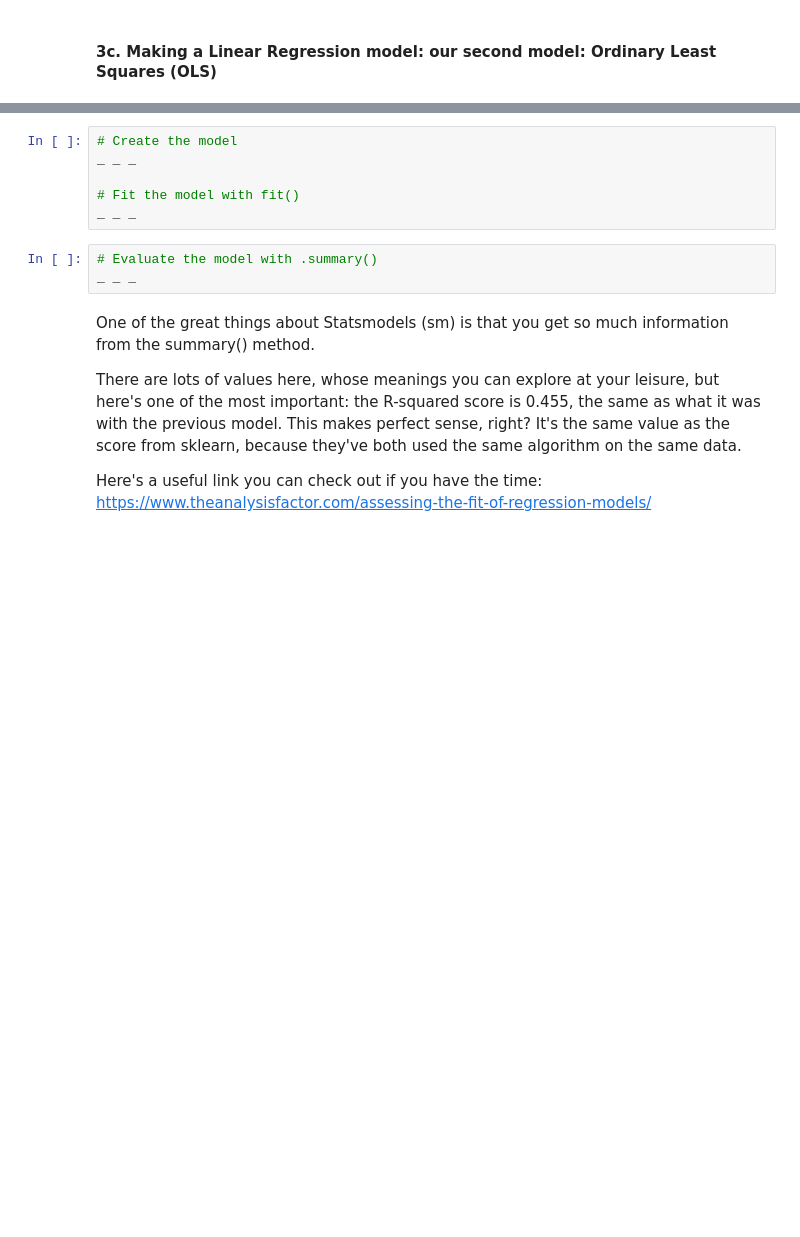
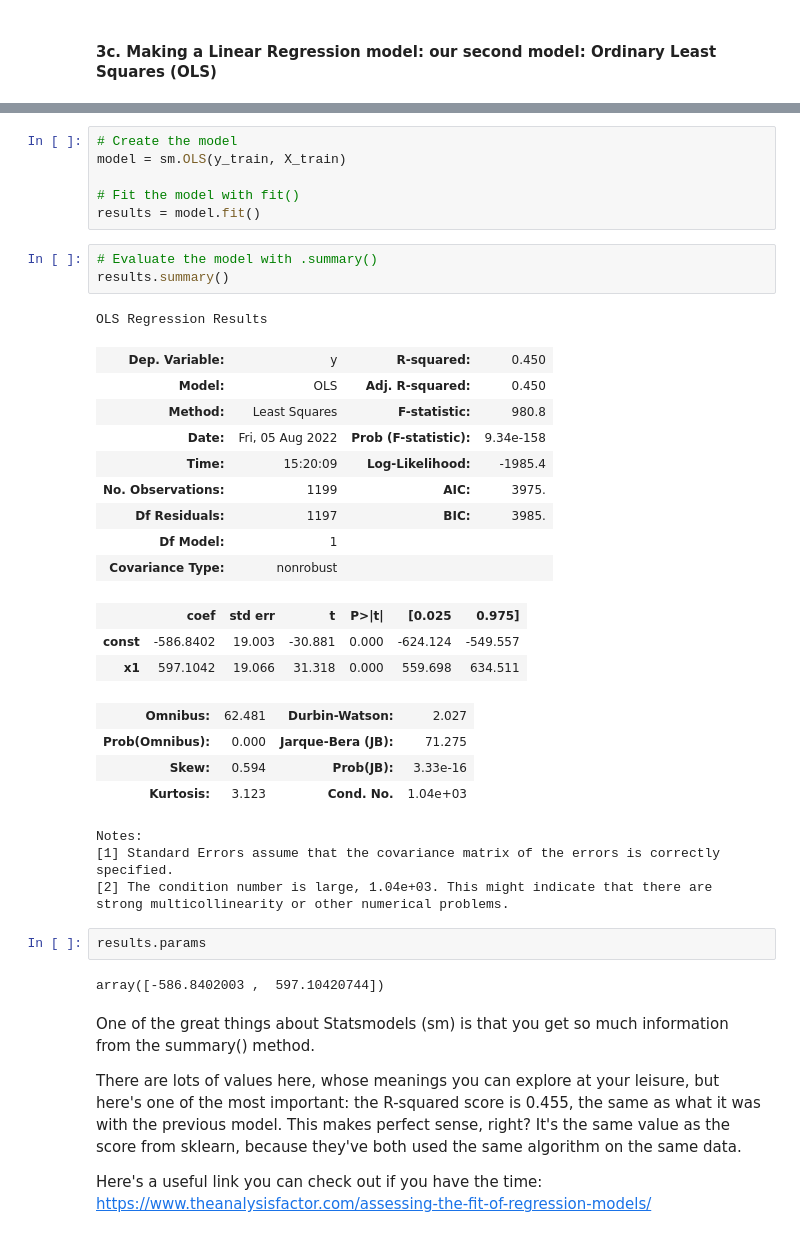
Before and after one commit to rcepedaraza/case-study-red-wines, a Jupyter notebook: notebooks/Regression Case Study - the Red Wine Dataset - Tier 3.ipynb, the cells around one changed output, grey strips where cells are left out. Drawn from its saved outputs; the diff is of its cells as text; blank space fills up the shorter version.

```diff
--- a/notebooks/Regression Case Study - the Red Wine Dataset - Tier 3.ipynb
+++ b/notebooks/Regression Case Study - the Red Wine Dataset - Tier 3.ipynb
@@ -363,12 +370,38 @@ _ _ _
 # %%
 # Create the model
-_ _ _
+model = sm.OLS(y_train, X_train)
 
 # Fit the model with fit()
-_ _ _
+results = model.fit()
 # %%
 # Evaluate the model with .summary()
-_ _ _
+results.summary()
+# %% [output]
+OLS Regression Results
+| Dep. Variable: | y | R-squared: | 0.450 |
+| Model: | OLS | Adj. R-squared: | 0.450 |
+| Method: | Least Squares | F-statistic: | 980.8 |
+| Date: | Fri, 05 Aug 2022 | Prob (F-statistic): | 9.34e-158 |
+| Time: | 15:20:09 | Log-Likelihood: | -1985.4 |
+| No. Observations: | 1199 | AIC: | 3975. |
+| Df Residuals: | 1197 | BIC: | 3985. |
+| Df Model: | 1 |  |  |
+| Covariance Type: | nonrobust |  |  |
+|  | coef | std err | t | P>|t| | [0.025 | 0.975] |
+| const | -586.8402 | 19.003 | -30.881 | 0.000 | -624.124 | -549.557 |
+| x1 | 597.1042 | 19.066 | 31.318 | 0.000 | 559.698 | 634.511 |
+| Omnibus: | 62.481 | Durbin-Watson: | 2.027 |
+| Prob(Omnibus): | 0.000 | Jarque-Bera (JB): | 71.275 |
+| Skew: | 0.594 | Prob(JB): | 3.33e-16 |
+| Kurtosis: | 3.123 | Cond. No. | 1.04e+03 |
+Notes:
+[1] Standard Errors assume that the covariance matrix of the errors is correctly specified.
+[2] The condition number is large, 1.04e+03. This might indicate that there are
+strong multicollinearity or other numerical problems.
+# %%
+results.params
+# %% [output]
+array([-586.8402003 ,  597.10420744])
 # %% [markdown]
 One of the great things about Statsmodels (sm) is that you get so much information from the summary() method.
 
```
Also changed, not shown: parts of 7 cells of this notebook.
